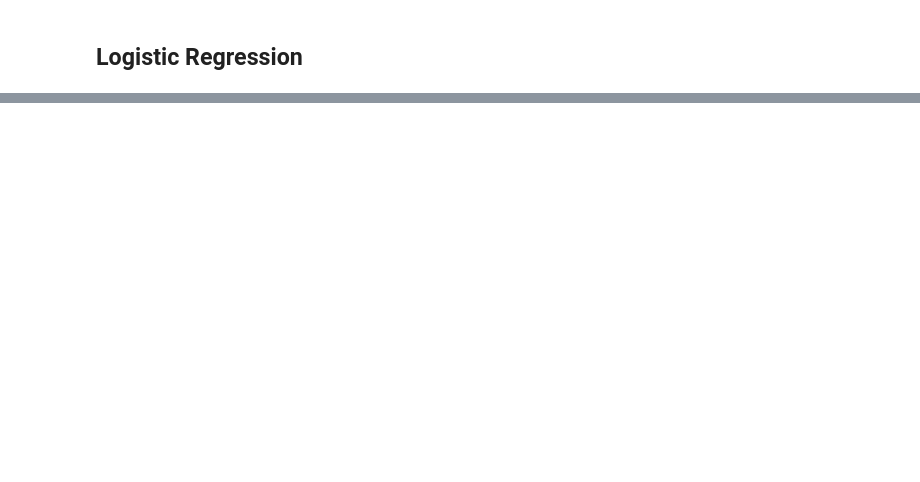
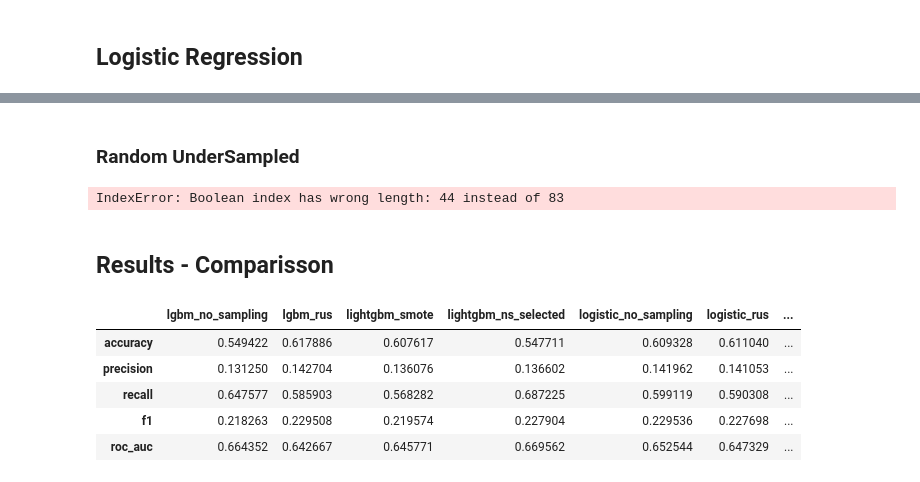
Before and after one commit to RodolfoPCruz/powerco-churn, a Jupyter notebook: Notebooks/ML.ipynb, the cells around one changed output, grey strips where cells are left out. Cells and saved outputs as stored; diff of their text form; code cells hidden in the pictures; blank space fills up the shorter version.

```diff
--- a/Notebooks/ML.ipynb
+++ b/Notebooks/ML.ipynb
@@ -275,0 +353,7 @@ plot_precision_recall_curve(y_val, y_pred_proba)
+# %%
+model_selector_rus = LGBMClassifier(
+    class_weight = 'balanced',
+    n_estimators = 100,
+    random_state = 42
+)
+model_selector_rus.fit(x_train_rus_resampled, y_train_rus_resampled)
@@ -275,0 +368,5 @@ plot_precision_recall_curve(y_val, y_pred_proba)
+# %%
+selector = SelectFromModel(model_selector_rus, threshold="median", prefit=True)
+x_train_rus_selected = selector.transform(x_train_rus_resampled)
+x_val_selected = selector.transform(x_val)
+x_test_selected = selector.transform(x_test)
@@ -275,0 +390,4 @@ plot_precision_recall_curve(y_val, y_pred_proba)
+# %%
+y_pred = model_selected_no_sampling.predict(x_val_selected)
+y_pred_proba = model_selected_no_sampling.predict_proba(x_val_selected)[:, 1]  # For AUC
+lgbm_no_sampling_selected = calculating_metrics(y_val, y_pred, y_pred_proba, 'lightgbm_ns_selected')
@@ -275,0 +411,20 @@ plot_precision_recall_curve(y_val, y_pred_proba)
+# %% [markdown]
+### Random UnderSampled
+# %%
+ selector.transform(x_train_rus_resampled)
+# %% [output]
+IndexError: Boolean index has wrong length: 44 instead of 83
+# %% [markdown]
+## Results - Comparisson
+# %%
+results = pd.concat([lgbm_no_sampling, lgbm_rus, lgbm_smote, lgbm_no_sampling_selected,
+                logistic_no_sampling, logistic_rus, logistic_smote], axis = 1)
+# %%
+results
+# %% [output]
+|  | lgbm_no_sampling | lgbm_rus | lightgbm_smote | lightgbm_ns_selected | logistic_no_sampling | logistic_rus | ... |
+| accuracy | 0.549422 | 0.617886 | 0.607617 | 0.547711 | 0.609328 | 0.611040 | ... |
+| precision | 0.131250 | 0.142704 | 0.136076 | 0.136602 | 0.141962 | 0.141053 | ... |
+| recall | 0.647577 | 0.585903 | 0.568282 | 0.687225 | 0.599119 | 0.590308 | ... |
+| f1 | 0.218263 | 0.229508 | 0.219574 | 0.227904 | 0.229536 | 0.227698 | ... |
+| roc_auc | 0.664352 | 0.642667 | 0.645771 | 0.669562 | 0.652544 | 0.647329 | ... |
```
Also changed, not shown: parts of 32 cells of this notebook, 1 other file.
